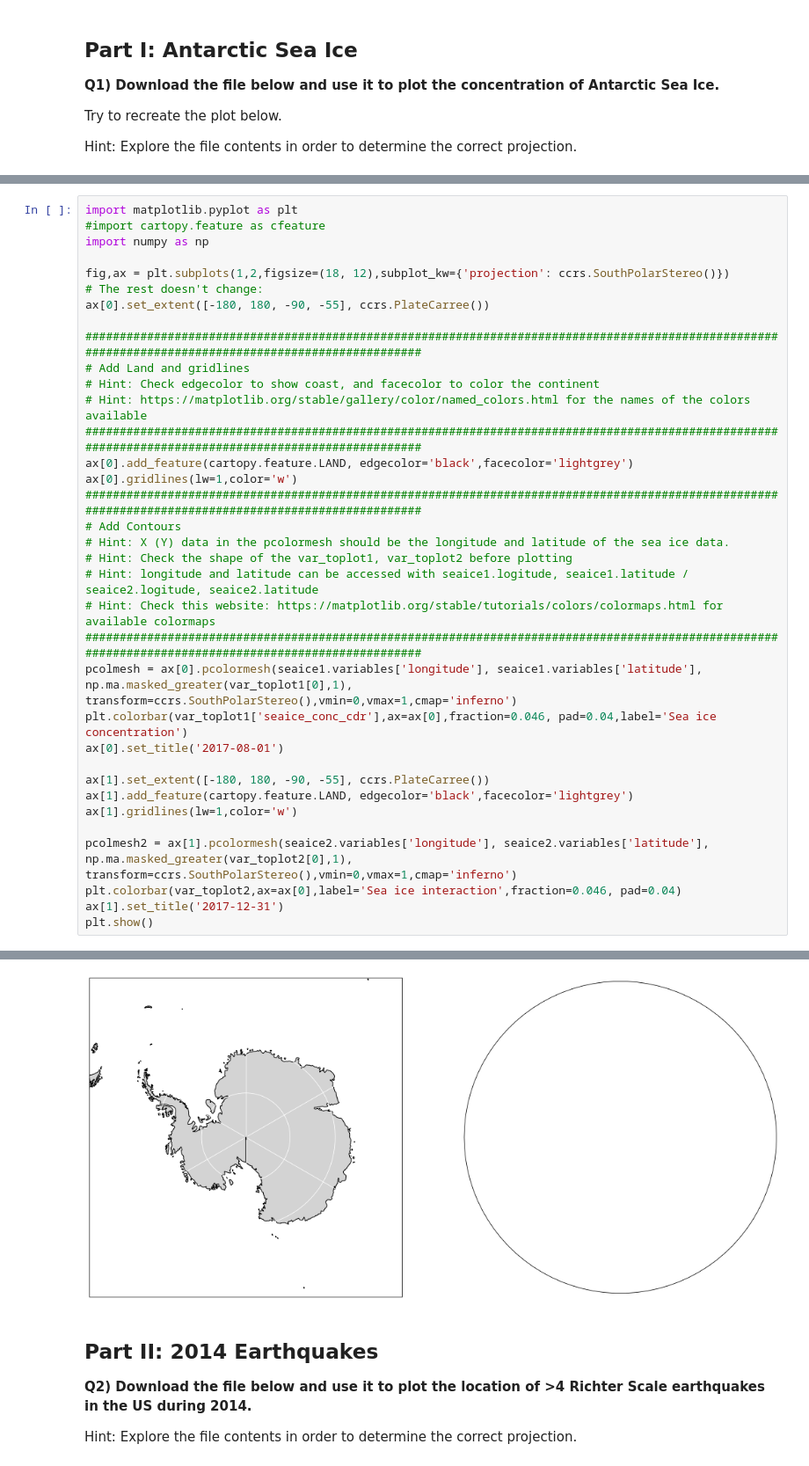
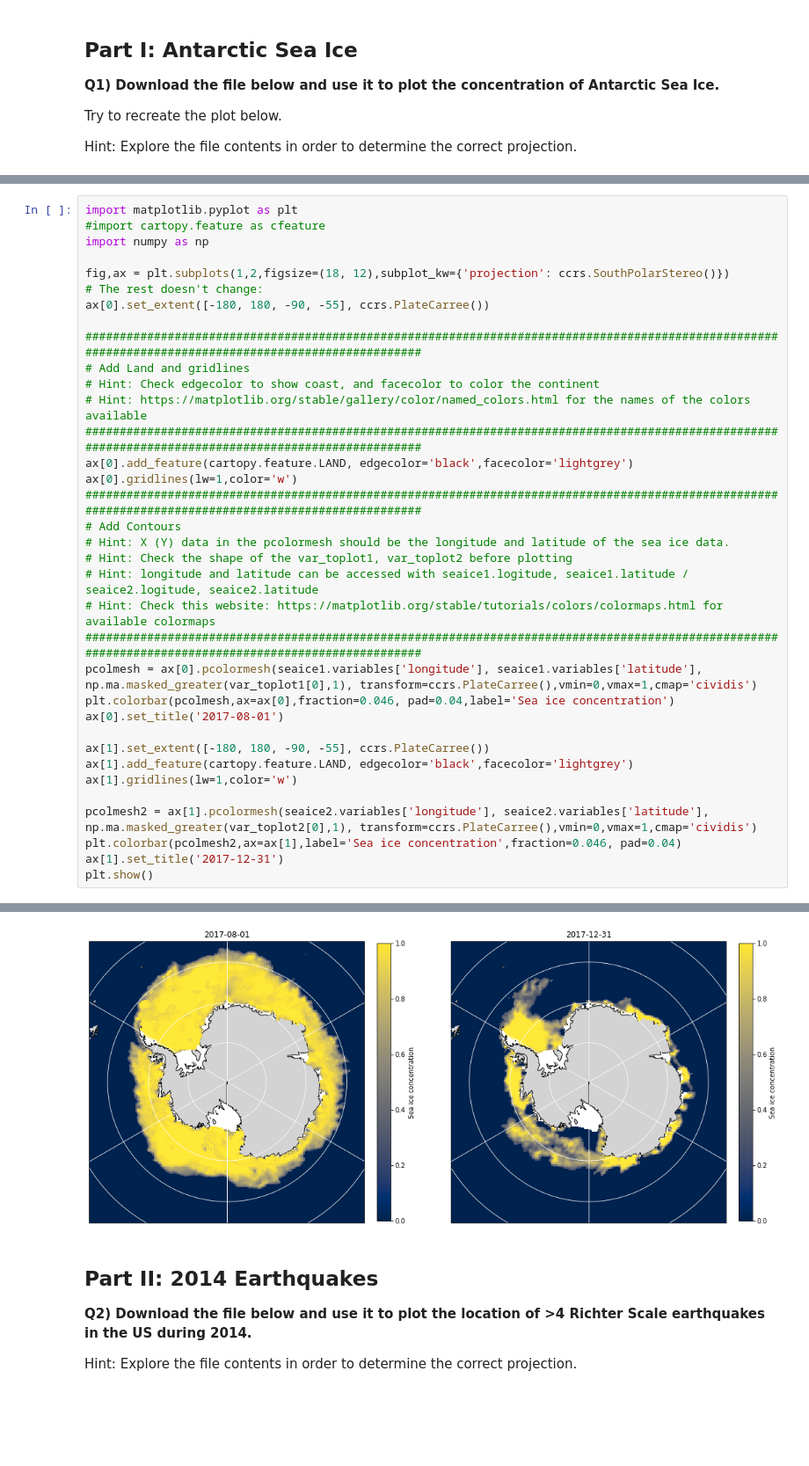
Before and after one commit to fredlardet/2022_Intro_Python, a Jupyter notebook: Exercises/W2_S2.ipynb, the cells around one changed output, grey strips where cells are left out. Shown at 88% size. Saved outputs shown, nothing was run; the diff lists cells and outputs as text; blank space fills up the shorter version.

```diff
--- a/Exercises/W2_S2.ipynb
+++ b/Exercises/W2_S2.ipynb
@@ -205,16 +198,16 @@ ax[0].gridlines(lw=1,color='w')
 # Hint: longitude and latitude can be accessed with seaice1.logitude, seaice1.latitude / seaice2.logitude, seaice2.latitude
 # Hint: Check this website: https://matplotlib.org/stable/tutorials/colors/colormaps.html for available colormaps
 ######################################################################################################################################################
-pcolmesh = ax[0].pcolormesh(seaice1.variables['longitude'], seaice1.variables['latitude'], np.ma.masked_greater(var_toplot1[0],1), transform=ccrs.SouthPolarStereo(),vmin=0,vmax=1,cmap='inferno')
-plt.colorbar(var_toplot1['seaice_conc_cdr'],ax=ax[0],fraction=0.046, pad=0.04,label='Sea ice concentration')
+pcolmesh = ax[0].pcolormesh(seaice1.variables['longitude'], seaice1.variables['latitude'], np.ma.masked_greater(var_toplot1[0],1), transform=ccrs.PlateCarree(),vmin=0,vmax=1,cmap='cividis')
+plt.colorbar(pcolmesh,ax=ax[0],fraction=0.046, pad=0.04,label='Sea ice concentration')
 ax[0].set_title('2017-08-01')
 
 ax[1].set_extent([-180, 180, -90, -55], ccrs.PlateCarree())
 ax[1].add_feature(cartopy.feature.LAND, edgecolor='black',facecolor='lightgrey')
 ax[1].gridlines(lw=1,color='w')
 
-pcolmesh2 = ax[1].pcolormesh(seaice2.variables['longitude'], seaice2.variables['latitude'], np.ma.masked_greater(var_toplot2[0],1), transform=ccrs.SouthPolarStereo(),vmin=0,vmax=1,cmap='inferno')
-plt.colorbar(var_toplot2,ax=ax[0],label='Sea ice interaction',fraction=0.046, pad=0.04)
+pcolmesh2 = ax[1].pcolormesh(seaice2.variables['longitude'], seaice2.variables['latitude'], np.ma.masked_greater(var_toplot2[0],1), transform=ccrs.PlateCarree(),vmin=0,vmax=1,cmap='cividis')
+plt.colorbar(pcolmesh2,ax=ax[1],label='Sea ice concentration',fraction=0.046, pad=0.04)
 ax[1].set_title('2017-12-31')
 plt.show()
 # %% [output]
@@ -222,4 +214,4 @@ IndexError: ignored
-[figure, old version]
+[figure, new version]
 # %% [markdown]
 ## Part II: 2014 Earthquakes
 **Q2) Download the file below and use it to plot the location of >4 Richter Scale earthquakes in the US during 2014.**
```
Also changed, not shown: parts of 6 cells of this notebook.
